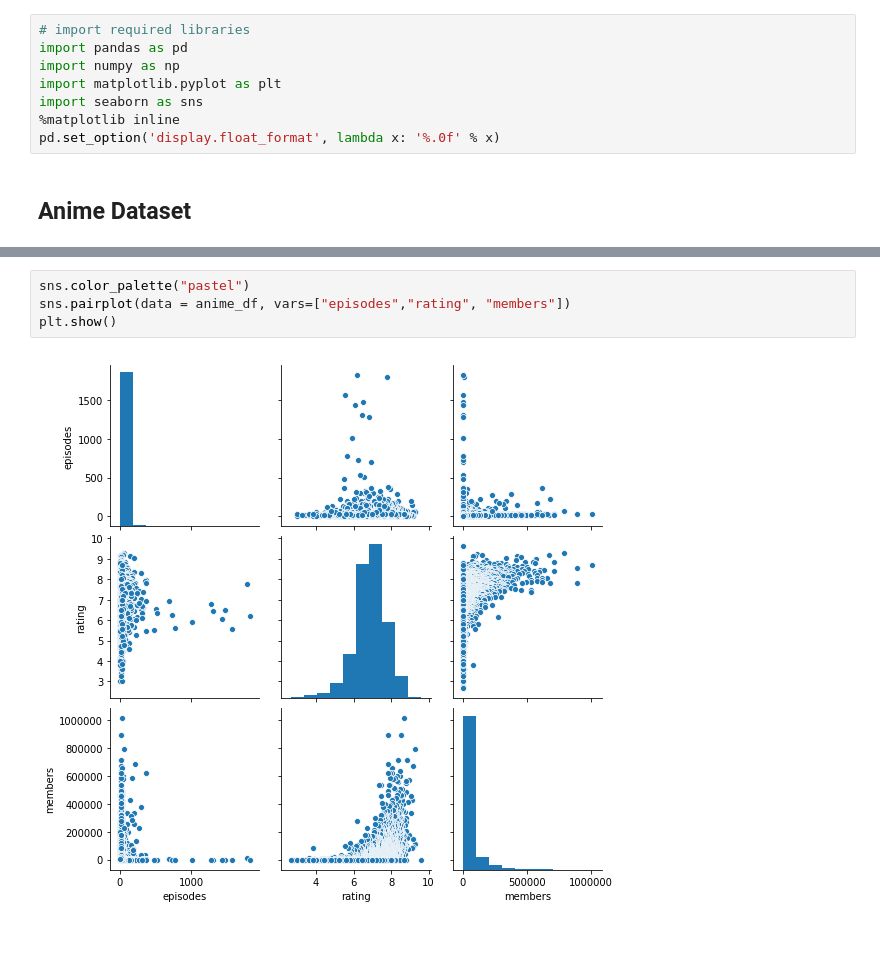
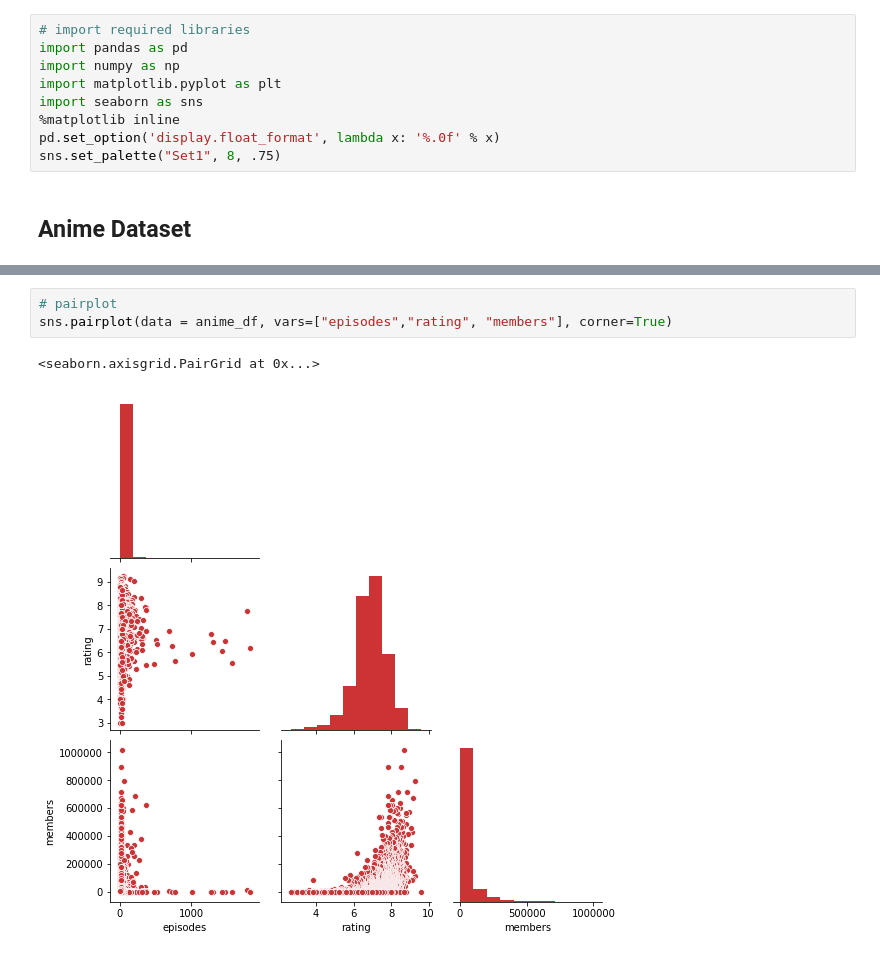
Before and after one commit to Zenoix/Anime-Recommendations, a Jupyter notebook: Exploratory Data Analysis.ipynb, the cells around one changed output, grey strips where cells are left out. Drawn from its saved outputs; the diff is of its cells as text.

```diff
--- a/Exploratory Data Analysis.ipynb
+++ b/Exploratory Data Analysis.ipynb
@@ -8,6 +8,7 @@ import matplotlib.pyplot as plt
 import seaborn as sns
 %matplotlib inline
 pd.set_option('display.float_format', lambda x: '%.0f' % x)
+sns.set_palette("Set1", 8, .75)
 # %% [markdown]
 ## Anime Dataset
 # %%
@@ -35,6 +45,6 @@ anime_df[["episodes", "rating", "members"]].describe()
 # %%
-sns.color_palette("pastel")
-sns.pairplot(data = anime_df, vars=["episodes","rating", "members"])
-plt.show()
+# pairplot
+sns.pairplot(data = anime_df, vars=["episodes","rating", "members"], corner=True)
 # %% [output]
+<seaborn.axisgrid.PairGrid at 0x...>
-[figure, old version]
+[figure, new version]
```
Also changed, not shown: parts of 6 cells of this notebook.
